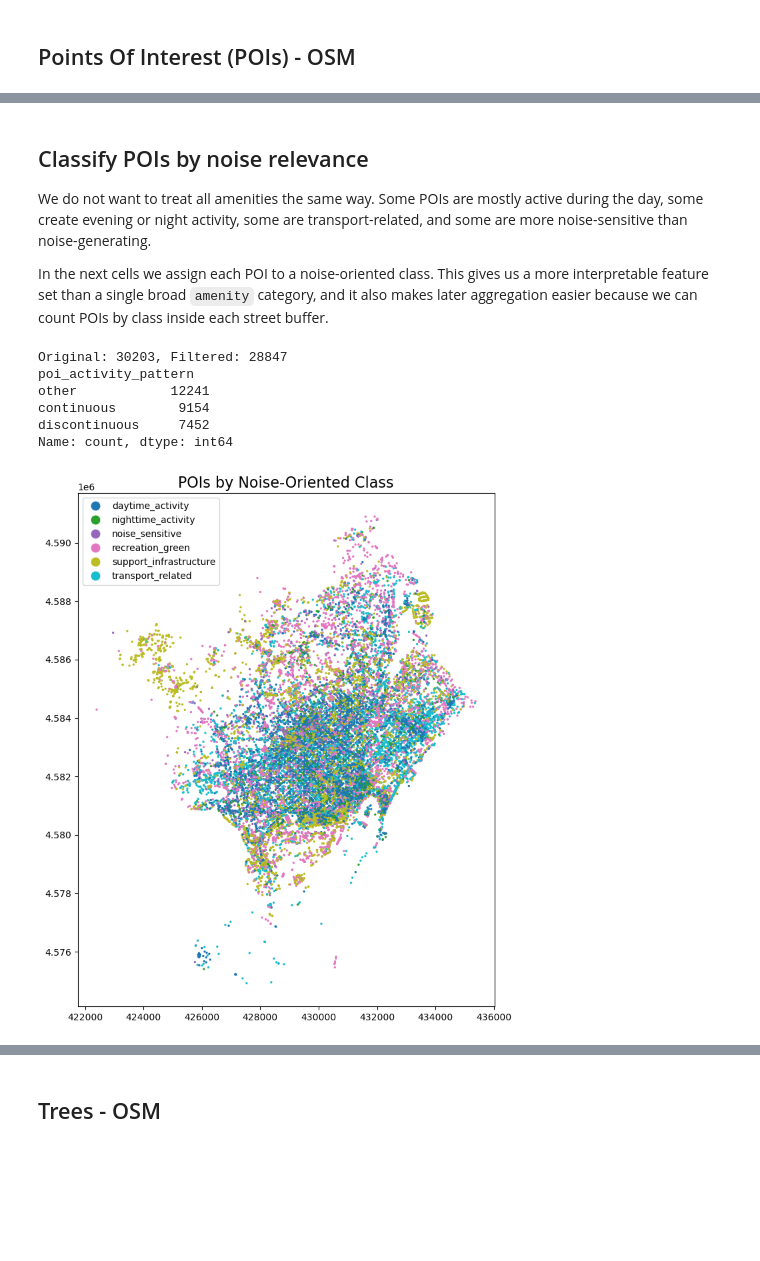
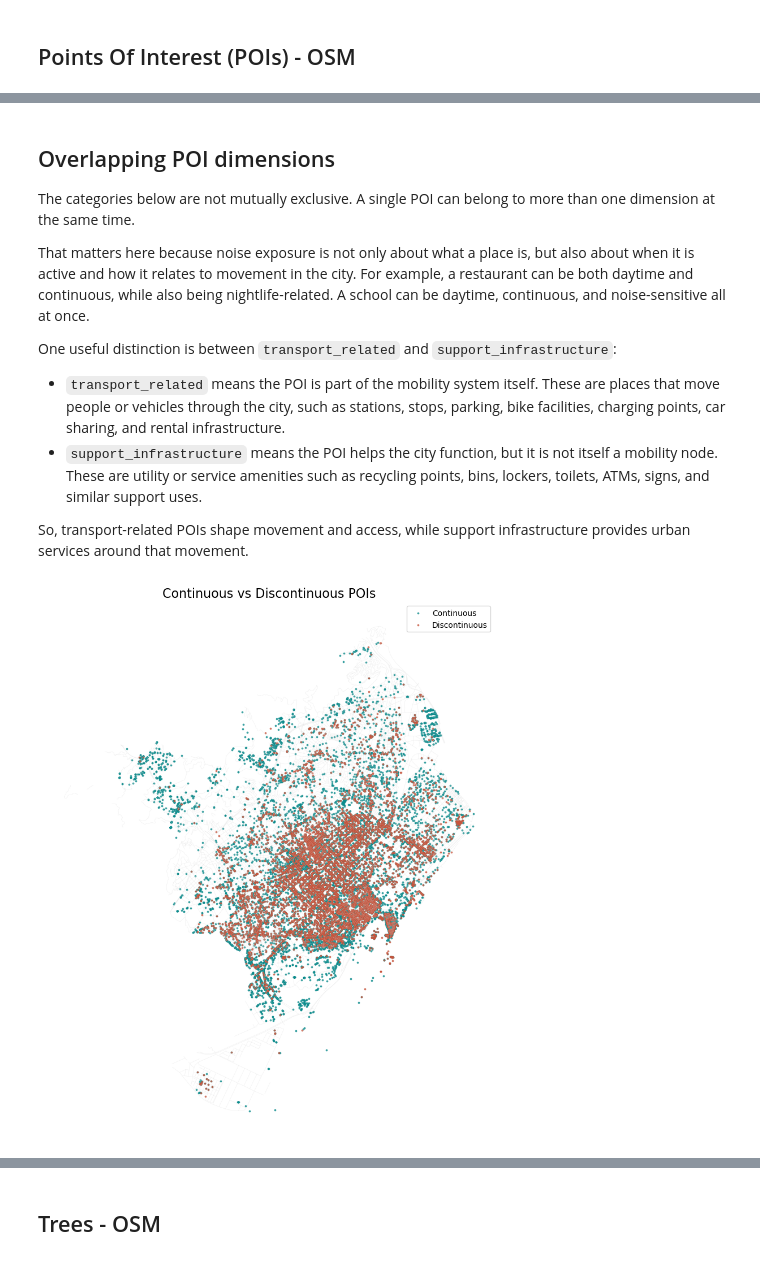
Before and after one commit to AndreaCutroni/ML-Noise-Prediction, a Jupyter notebook: notebooks/osm/OSM_points.ipynb, the cells around one changed output, grey strips where cells are left out. Cells and saved outputs as stored; diff of their text form; code cells hidden in the pictures; blank space fills up the shorter version.

```diff
--- a/notebooks/osm/OSM_points.ipynb
+++ b/notebooks/osm/OSM_points.ipynb
@@ -376,27 +274,28 @@ Unique other amenities: 107
 # %% [markdown]
-## Classify POIs by noise relevance
+## Overlapping POI dimensions
 
-We do not want to treat all amenities the same way. Some POIs are mostly active during the day, some create evening or night activity, some are transport-related, and some are more noise-sensitive than noise-generating.
+The categories below are not mutually exclusive. A single POI can belong to more than one dimension at the same time.
 
-In the next cells we assign each POI to a noise-oriented class. This gives us a more interpretable feature set than a single broad `amenity` category, and it also makes later aggregation easier because we can count POIs by class inside each street buffer.
+That matters here because noise exposure is not only about what a place is, but also about when it is active and how it relates to movement in the city. For example, a restaurant can be both daytime and continuous, while also being nightlife-related. A school can be daytime, continuous, and noise-sensitive all at once.
+
+One useful distinction is between `transport_related` and `support_infrastructure`:
+
+- `transport_related` means the POI is part of the mobility system itself. These are places that move people or vehicles through the city, such as stations, stops, parking, bike facilities, charging points, car sharing, and rental infrastructure.
+- `support_infrastructure` means the POI helps the city function, but it is not itself a mobility node. These are utility or service amenities such as recycling points, bins, lockers, toilets, ATMs, signs, and similar support uses.
+
+So, transport-related POIs shape movement and access, while support infrastructure provides urban services around that movement.
 # %%
-# POIs that are still 'other' after the class mapping are excluded from the analysis.
-# This keeps the downstream counts focused on the classes we can interpret.
-pois_filtered = pois[pois['poi_noise_class'] != 'other']
-print(f"Original: {len(pois)}, Filtered: {len(pois_filtered)}")
-
-# Show the POIs by the new noise-oriented class instead of the raw amenity tag.
-ax = pois_filtered.plot(figsize=(10, 10), column='poi_noise_class', legend=True, markersize=2)
-ax.set_title("POIs by Noise-Oriented Class", fontsize=16)
-
-# This second label helps distinguish uses that are active all day from those that are more time-specific.
-print(pois_filtered['poi_activity_pattern'].value_counts())
+# Map 1: continuous vs discontinuous uses.
+# The same POI may appear in both groups, which is fine because the categories overlap by design.
+fig, ax = plt.subplots(figsize=(10, 10))
+noise_streets.plot(ax=ax, color='lightgrey', linewidth=0.4, alpha=0.35)
+pois.loc[pois['is_continuous']].plot(ax=ax, color='#0b8b8c', markersize=3, alpha=0.7, label='Continuous')
+pois.loc[pois['is_discontinuous']].plot(ax=ax, color='#c8553d', markersize=3, alpha=0.7, label='Discontinuous')
+ax.set_title('Continuous vs Discontinuous POIs', fontsize=16)
+ax.set_axis_off()
+ax.legend(loc='upper right', frameon=True)
+plt.tight_layout()
+plt.show()
 # %% [output]
-Original: 30203, Filtered: 28847
-poi_activity_pattern
-other            12241
-continuous        9154
-discontinuous     7452
-Name: count, dtype: int64
-[figure, old version]
+[figure, new version]
 # %% [markdown]
```
Also changed, not shown: parts of 9 cells of this notebook.
